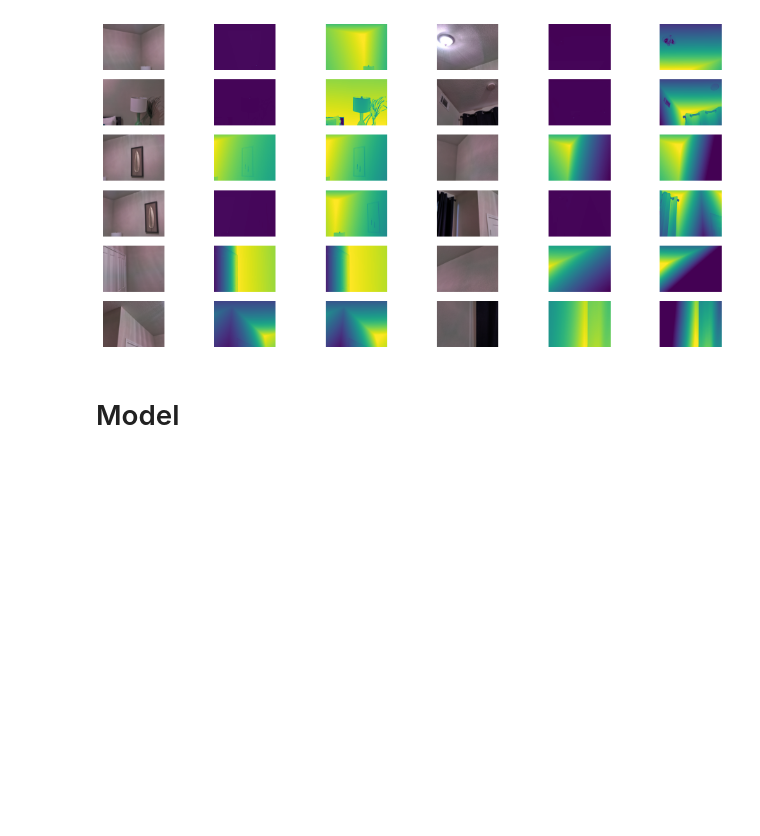
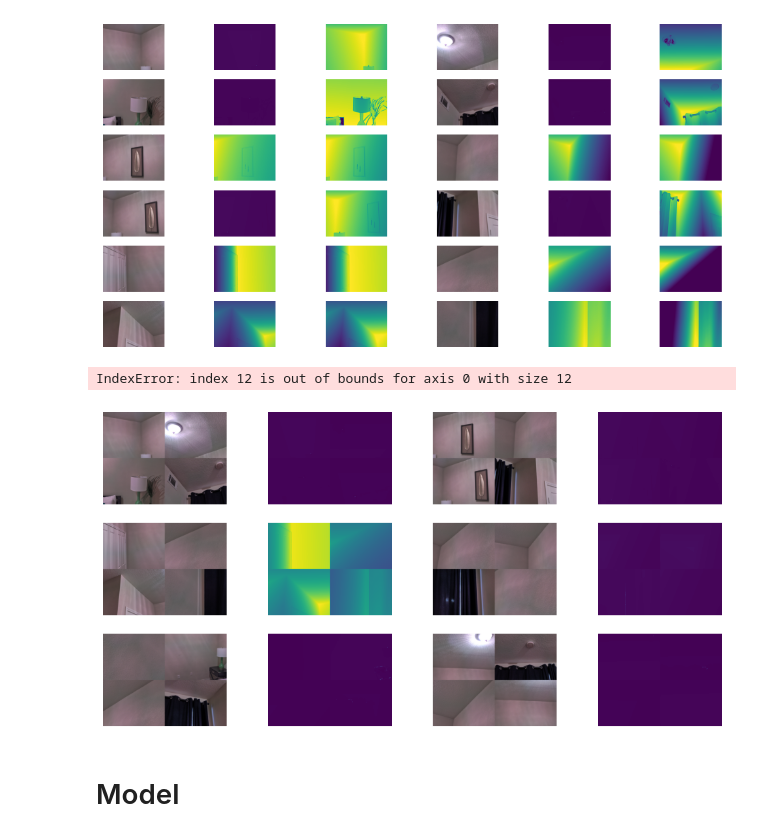
Before and after one commit to GiulianoDiGiuseppe/Diode, a Jupyter notebook: Notebook/Torch01.ipynb, the cells around one changed output. Cells and saved outputs as stored; diff of their text form; code cells hidden in the pictures; blank space fills up the shorter version.

```diff
--- a/Notebook/Torch01.ipynb
+++ b/Notebook/Torch01.ipynb
@@ -53,6 +69,38 @@ Element load :  43
 mylib.print_dataset(train_loader,6,6,0)
 # %% [output]
 [figure]
+# %%
+def print_union_dataset(train_loader,rows = 6,cols = 6,offset=12):
+    fig, axs = plt.subplots(rows, cols, figsize=(12,6))
+    axs = axs.flatten()
+    i=0
+    for index in range(0,rows*cols*16,4):
+        image=train_loader.dataset.X_train_rgb[offset+index]
+        mask=train_loader.dataset.y_train_depth[offset+index]
+
+        ab = np.concatenate((train_loader.dataset.X_train_rgb[offset+index], train_loader.dataset.X_train_rgb[offset+index+1]), axis=1)
+        cd = np.concatenate((train_loader.dataset.X_train_rgb[offset+index+2], train_loader.dataset.X_train_rgb[offset+index+3]), axis=1)
+        result_Image = np.concatenate((ab, cd), axis=0)
+
+        axs[i].imshow(result_Image)
+        axs[i].axis('off')
+
+        ab = np.concatenate((train_loader.dataset.y_train_rgbds[offset+index], train_loader.dataset.y_train_rgbds[offset+index+1]), axis=1)
+        cd = np.concatenate((train_loader.dataset.y_train_rgbds[offset+index+2], train_loader.dataset.y_train_rgbds[offset+index+3]), axis=1)
+        result_RGBDS = np.concatenate((ab, cd), axis=0)
+
+        i+=1
+        axs[i].imshow(result_RGBDS)
+        axs[i].axis('off')
+        i+=1
+
+    # Mostra il plot
+    plt.show()
+# %%
+print_union_dataset(train_loader,3,4,0)
+# %% [output]
+IndexError: index 12 is out of bounds for axis 0 with size 12
+[figure, added]
 # %% [markdown]
 # Model
 # %%
```
Also changed, not shown: parts of 5 cells of this notebook, 2 other files.
